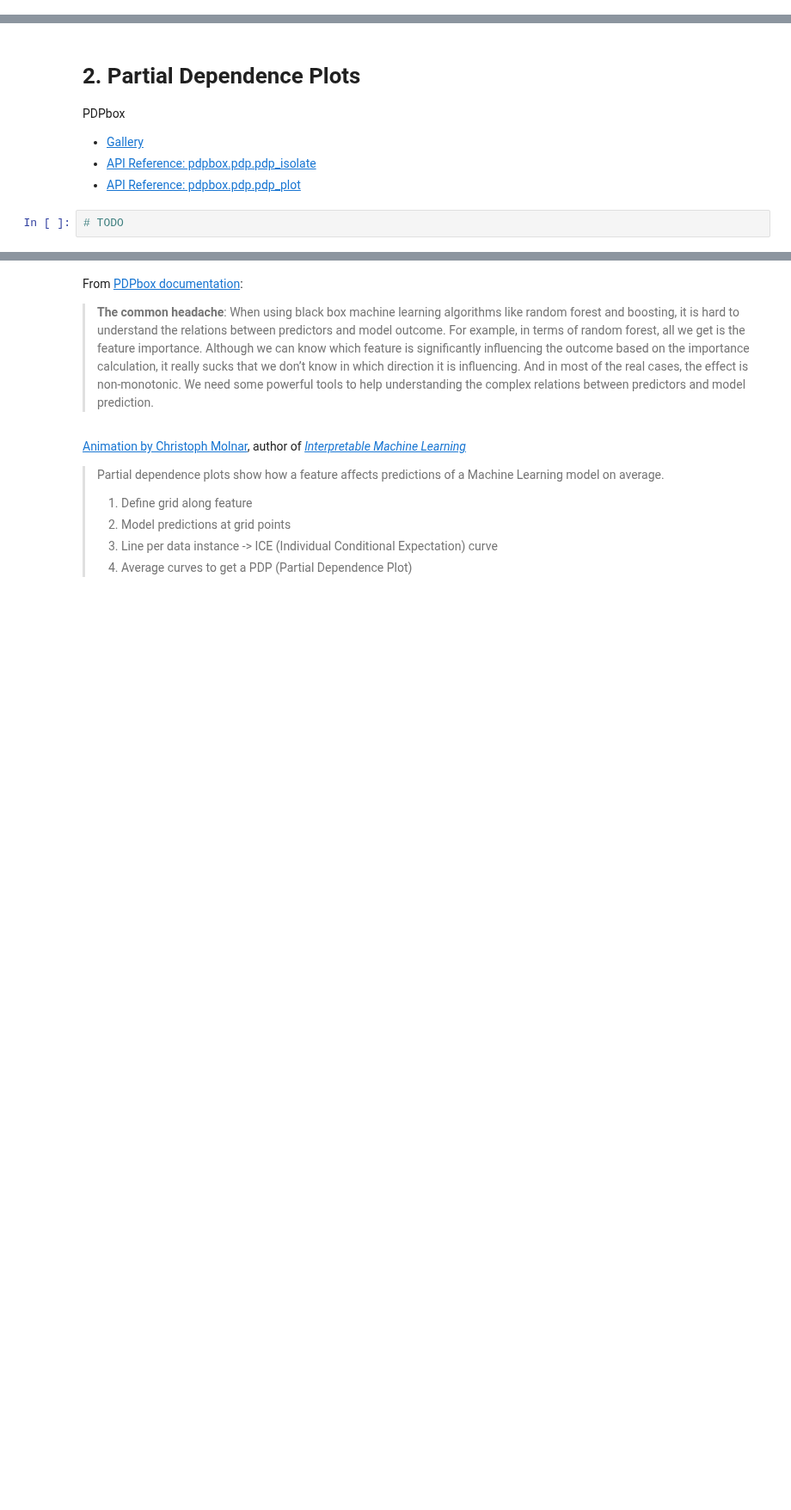
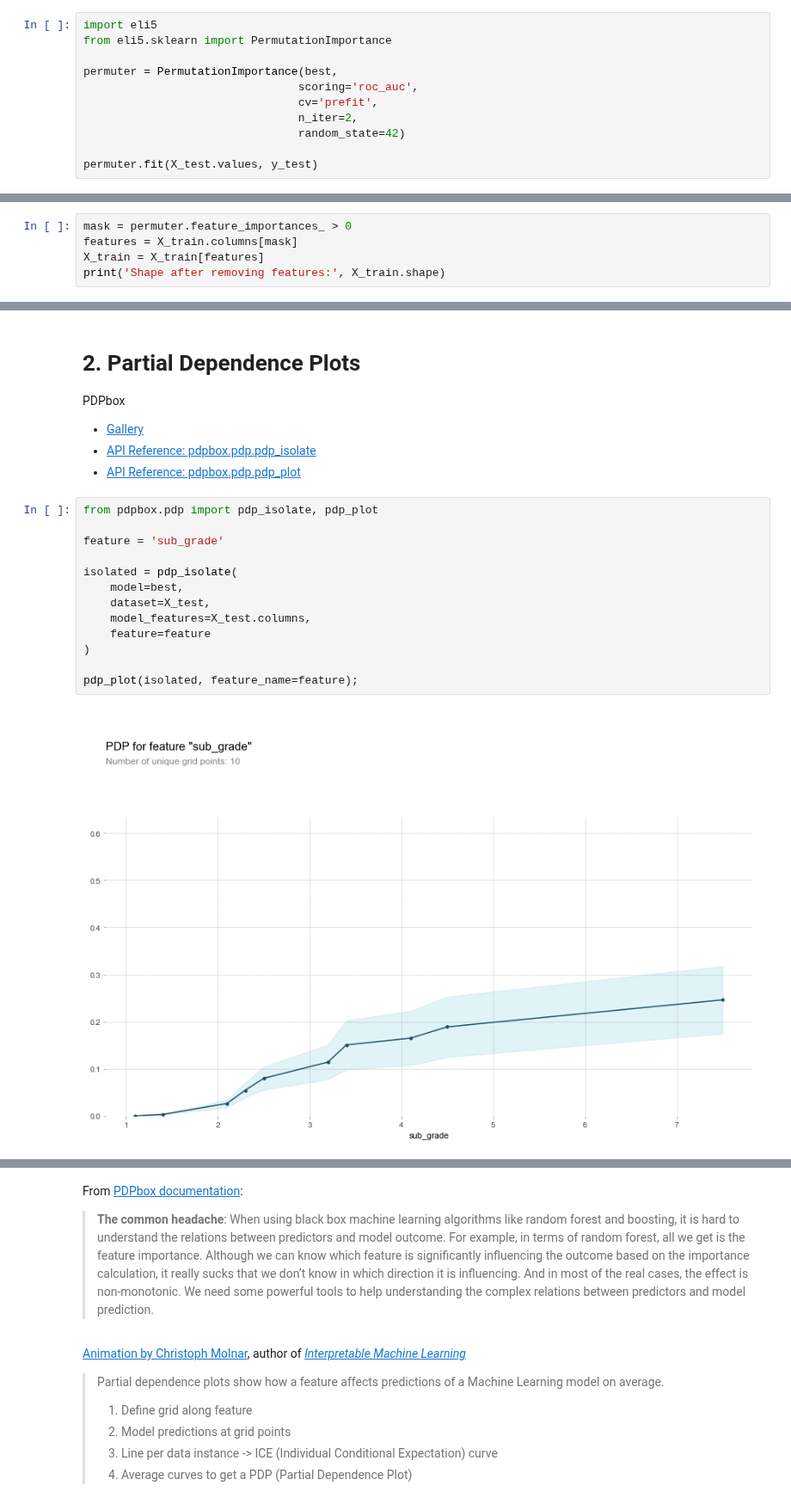
Before and after one commit to LambdaSchool/DS-Unit-2-Sprint-4-Practicing-Understanding, a Jupyter notebook: module3-model-interpretation/LS_DS_243_Model_Interpretation.ipynb, the cells around one changed output, grey strips where cells are left out. Shown at 86% size. Saved outputs shown, nothing was run; the diff lists cells and outputs as text; blank space fills up the shorter version.

```diff
--- a/module3-model-interpretation/LS_DS_243_Model_Interpretation.ipynb
+++ b/module3-model-interpretation/LS_DS_243_Model_Interpretation.ipynb
@@ -272,0 +326,11 @@ For more documentation on using this library, see:
+# %%
+import eli5
+from eli5.sklearn import PermutationImportance
+
+permuter = PermutationImportance(best,
+                                scoring='roc_auc',
+                                cv='prefit',
+                                n_iter=2,
+                                random_state=42)
+
+permuter.fit(X_test.values, y_test)
@@ -278,0 +375,5 @@ For example, we can remove features with zero importance. The model trains faste
+# %%
+mask = permuter.feature_importances_ > 0
+features = X_train.columns[mask]
+X_train = X_train[features]
+print('Shape after removing features:', X_train.shape)
@@ -312,6 +437,19 @@ PDPbox
 - [Gallery](https://github.com/SauceCat/PDPbox#gallery)
 - [API Reference: pdpbox.pdp.pdp_isolate](https://pdpbox.readthedocs.io/en/latest/pdp_isolate.html)
 - [API Reference: pdpbox.pdp.pdp_plot](https://pdpbox.readthedocs.io/en/latest/pdp_plot.html)
-# %%
-# TODO
+# %%
+from pdpbox.pdp import pdp_isolate, pdp_plot
+
+feature = 'sub_grade'
+
+isolated = pdp_isolate(
+    model=best,
+    dataset=X_test,
+    model_features=X_test.columns,
+    feature=feature
+)
+
+pdp_plot(isolated, feature_name=feature);
+# %% [output]
+[figure, added]
 # %% [markdown]
```
Also changed, not shown: parts of 35 cells of this notebook, 4 other files.
